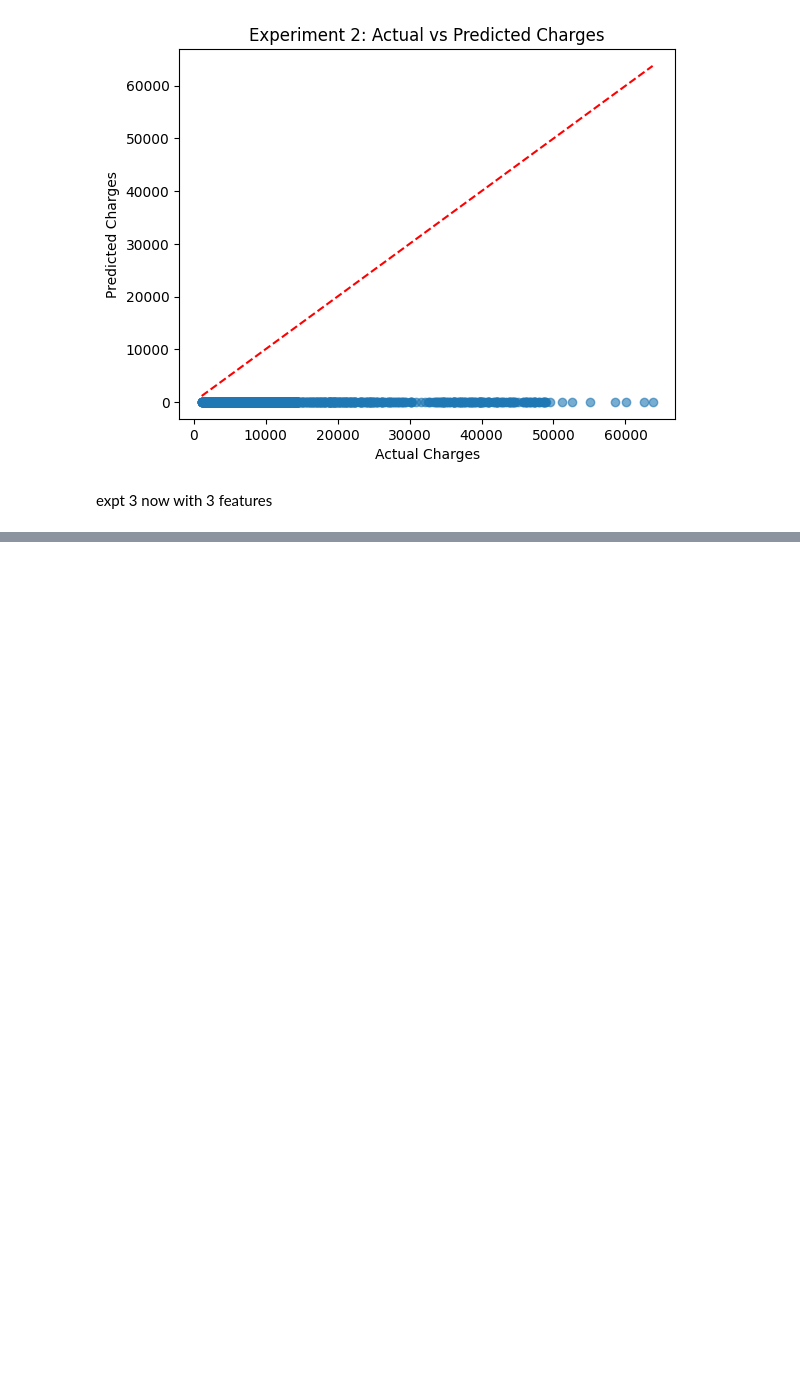
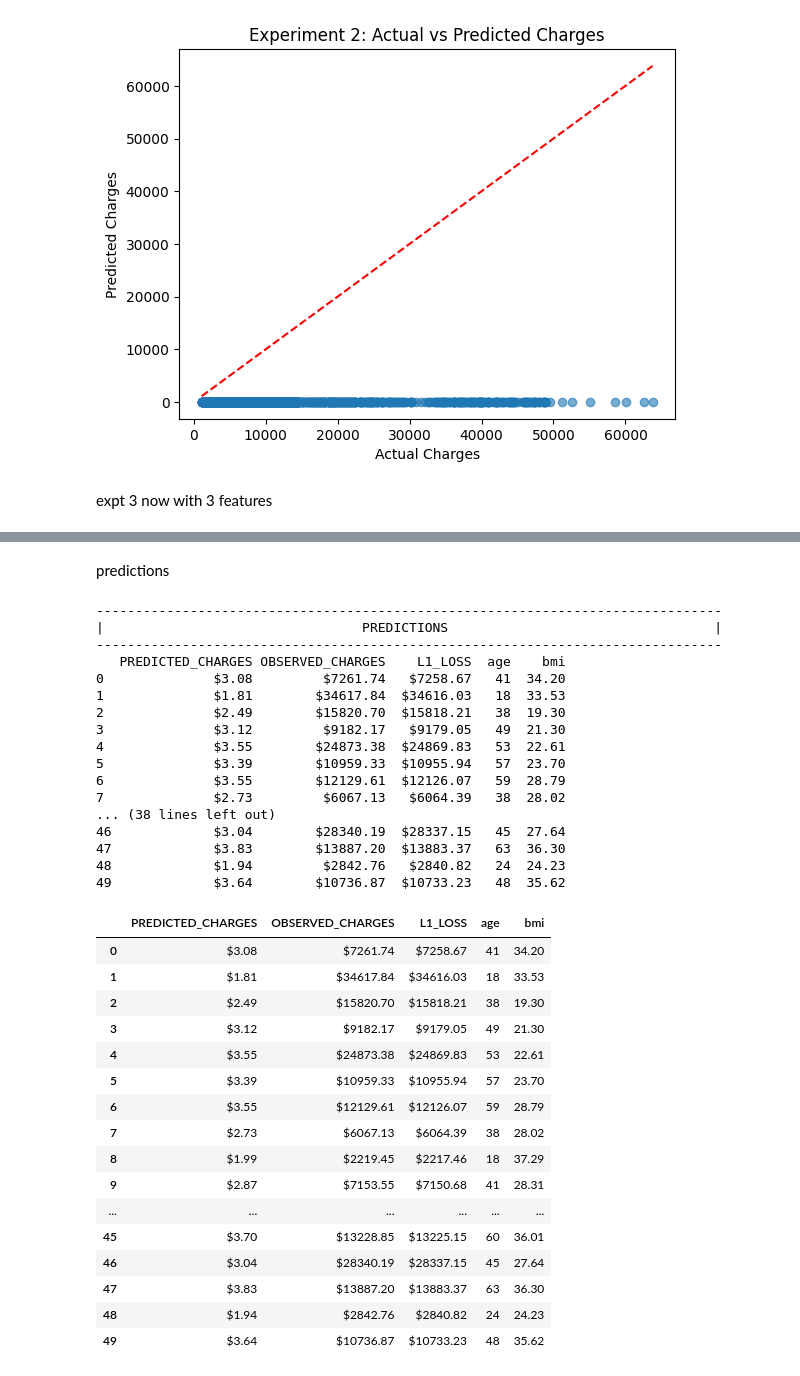
Before and after one commit to utkarsh-a113/CORE, a Jupyter notebook: regressionPCC.ipynb, the cells around one changed output, grey strips where cells are left out. Cells and saved outputs as stored; diff of their text form; code cells hidden in the pictures; blank space fills up the shorter version.

```diff
--- a/regressionPCC.ipynb
+++ b/regressionPCC.ipynb
@@ -414,0 +536,49 @@ Epoch 20/20
+# %% [markdown]
+predictions
+# %%
+#@title Code - Make predictions
+
+output = predict_charges(
+    model=model_3,                 # your trained Experiment 3 model
+    df=training_df,                # insurance dataset
+    features=['age', 'bmi', 'children'],
+    label='charges',
+    batch_size=50
+)
+
+show_predictions(output)
+# %% [output]
+--------------------------------------------------------------------------------
+|                                 PREDICTIONS                                  |
+--------------------------------------------------------------------------------
+   PREDICTED_CHARGES OBSERVED_CHARGES    L1_LOSS  age    bmi
+0              $3.08         $7261.74   $7258.67   41  34.20
+1              $1.81        $34617.84  $34616.03   18  33.53
+2              $2.49        $15820.70  $15818.21   38  19.30
+3              $3.12         $9182.17   $9179.05   49  21.30
+4              $3.55        $24873.38  $24869.83   53  22.61
+5              $3.39        $10959.33  $10955.94   57  23.70
+6              $3.55        $12129.61  $12126.07   59  28.79
+7              $2.73         $6067.13   $6064.39   38  28.02
+... (38 lines left out)
+46             $3.04        $28340.19  $28337.15   45  27.64
+47             $3.83        $13887.20  $13883.37   63  36.30
+48             $1.94         $2842.76   $2840.82   24  24.23
+49             $3.64        $10736.87  $10733.23   48  35.62
+|  | PREDICTED_CHARGES | OBSERVED_CHARGES | L1_LOSS | age | bmi |
+| 0 | $3.08 | $7261.74 | $7258.67 | 41 | 34.20 |
+| 1 | $1.81 | $34617.84 | $34616.03 | 18 | 33.53 |
+| 2 | $2.49 | $15820.70 | $15818.21 | 38 | 19.30 |
+| 3 | $3.12 | $9182.17 | $9179.05 | 49 | 21.30 |
+| 4 | $3.55 | $24873.38 | $24869.83 | 53 | 22.61 |
+| 5 | $3.39 | $10959.33 | $10955.94 | 57 | 23.70 |
+| 6 | $3.55 | $12129.61 | $12126.07 | 59 | 28.79 |
+| 7 | $2.73 | $6067.13 | $6064.39 | 38 | 28.02 |
+| 8 | $1.99 | $2219.45 | $2217.46 | 18 | 37.29 |
+| 9 | $2.87 | $7153.55 | $7150.68 | 41 | 28.31 |
+| ... | ... | ... | ... | ... | ... |
+| 45 | $3.70 | $13228.85 | $13225.15 | 60 | 36.01 |
+| 46 | $3.04 | $28340.19 | $28337.15 | 45 | 27.64 |
+| 47 | $3.83 | $13887.20 | $13883.37 | 63 | 36.30 |
+| 48 | $1.94 | $2842.76 | $2840.82 | 24 | 24.23 |
+| 49 | $3.64 | $10736.87 | $10733.23 | 48 | 35.62 |
```
Also changed, not shown: parts of 10 cells of this notebook.
